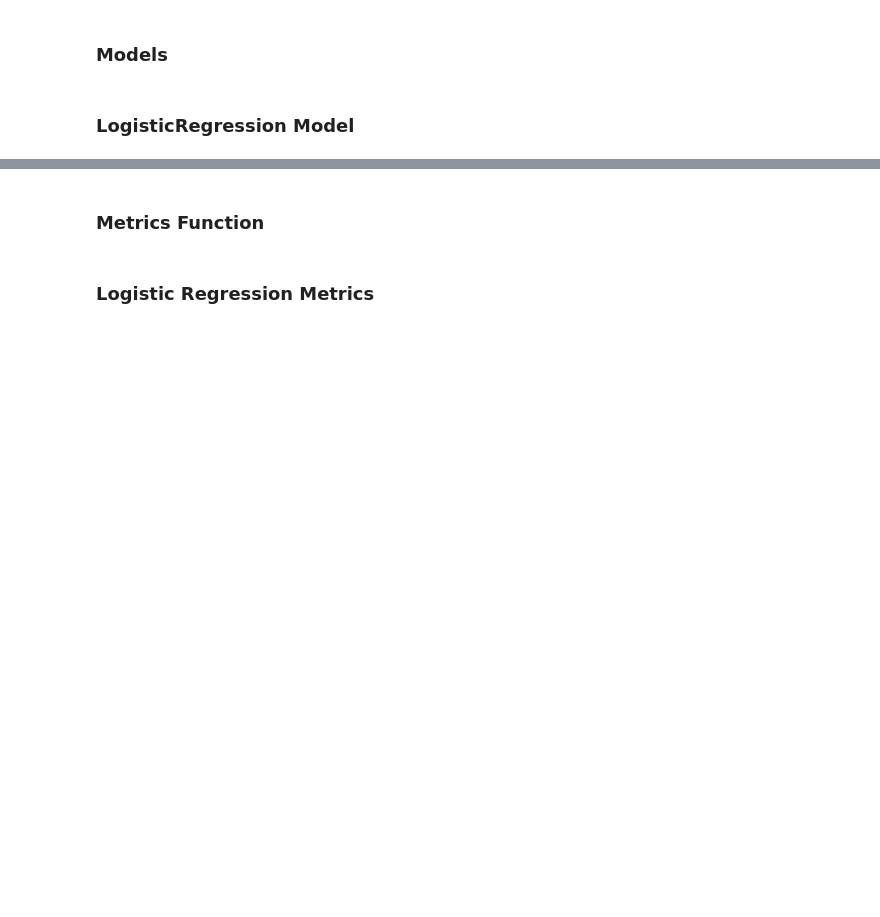
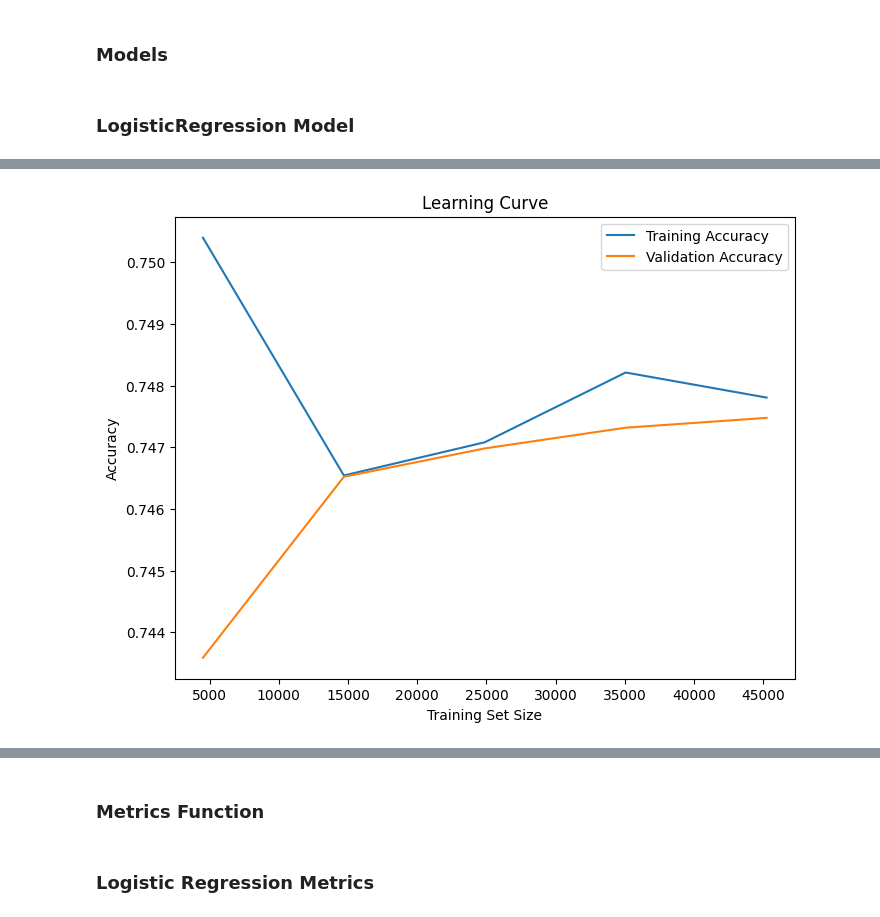
Before and after one commit to amjadAwad95/diabetes-prediction, a Jupyter notebook: src/EDA.ipynb, the cells around one changed output, grey strips where cells are left out. Saved outputs shown, nothing was run; the diff lists cells and outputs as text; code cells hidden in the pictures; blank space fills up the shorter version.

```diff
--- a/src/EDA.ipynb
+++ b/src/EDA.ipynb
@@ -545,9 +572,11 @@ Name: Diabetes_binary, dtype: float64
 # %%
 from sklearn.preprocessing import MinMaxScaler
 
+f=["BMI", "PhysHlth","MentHlth","Age","GenHlth"]
+
 scaler = MinMaxScaler()
-diabetes_train[["BMI", "PhysHlth"]] = scaler.fit_transform(diabetes_train[["BMI", "PhysHlth"]])
-diabetes_test[["BMI", "PhysHlth"]] = scaler.transform(diabetes_test[["BMI", "PhysHlth"]])
+diabetes_train[f] = scaler.fit_transform(diabetes_train[f])
+diabetes_test[f] = scaler.transform(diabetes_test[f])
 # %% [markdown]
 ### Models
 # %%
@@ -569,10 +591,22 @@ prediction=logistic_regression.predict(test_data)
 # %%
 from sklearn.model_selection import GridSearchCV
+from sklearn.linear_model import LogisticRegression
 
-param_grid=[
-    {"C":[0.5,0.75,1,1.25,1.5,1.75,2],"max_iter":[100,200,300,400,500,600]},
+logistic_regression = LogisticRegression(random_state=42)
+
+param_grid = [
+    {
+        "C": [0.1, 0.5, 1, 5, 10],  # Regularization strength
+        "penalty": ["l1", "l2", "elasticnet"],  # Regularization type
+        "solver": ["liblinear", "saga", "lbfgs"],  # Optimization algorithm
+        "max_iter": [100, 200, 500],  # Maximum iterations
+    }
 ]
+
 
 grid_search=GridSearchCV(logistic_regression,param_grid,cv=5,return_train_score=True)
 grid_search.fit(train_data,train_label)
+
+print("best accuracy", grid_search.best_score_)
+print(grid_search.best_estimator_)
 # %% [output]
@@ -637,0 +633,20 @@ array([0.73052363, 0.7312289 , 0.73323602, 0.73259739, 0.73250616])
+# %%
+from sklearn.model_selection import learning_curve
+
+train_sizes, train_scores, test_scores = learning_curve(
+    logistic_regression, train_data, train_label, cv=5, scoring='accuracy'
+)
+
+train_scores_mean = train_scores.mean(axis=1)
+test_scores_mean = test_scores.mean(axis=1)
+
+plt.figure(figsize=(8, 6))
+plt.plot(train_sizes, train_scores_mean, label='Training Accuracy')
+plt.plot(train_sizes, test_scores_mean, label='Validation Accuracy')
+plt.xlabel('Training Set Size')
+plt.ylabel('Accuracy')
+plt.title('Learning Curve')
+plt.legend()
+plt.show()
+# %% [output]
+[figure, added]
```
Also changed, not shown: parts of 45 cells of this notebook.
